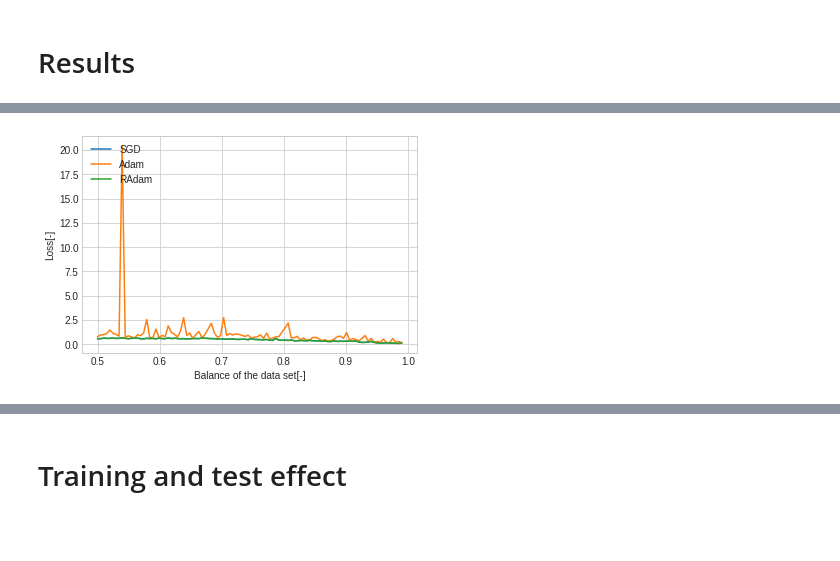
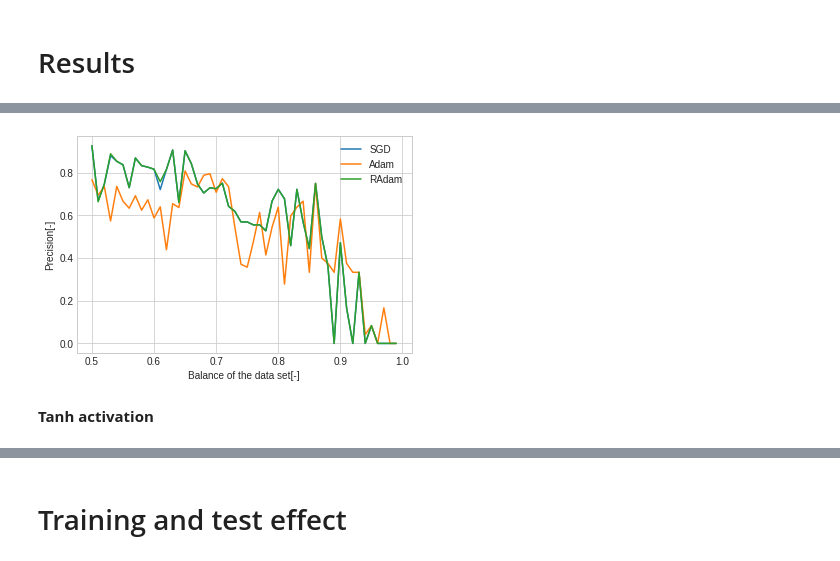
Before and after one commit to jalil-M/Opt-Project, a Jupyter notebook: project.ipynb, the cells around one changed output, grey strips where cells are left out. Drawn from its saved outputs; the diff is of its cells as text; code cells hidden in the pictures; blank space fills up the shorter version.

```diff
--- a/project.ipynb
+++ b/project.ipynb
@@ -23,17 +23,9 @@ data = pd.read_csv('datasets/bank-additional.csv', sep=';')
 # %% [markdown]
 # Neural Network
 # %%
-def run_benchmark(data, N_spec = 30):
+def run_benchmark(data, activation = 'selu', N_spec = 30):
     list_optimzers = ['adam', 'sgd', RAdam()]
     spects = np.linspace(0.5,0.99,N_spec)
-
-    sgd_acc = []
-    adam_acc = []
-    radam_acc = []
-
-    sgd_loss = []
-    adam_loss = []
-    radam_loss = []
 
     sgd_f1 = []
     adam_f1 = []
@@ -53,34 +45,26 @@ def run_benchmark(data, N_spec = 30):
         y = one_hot_enc['y']
         x_train, x_test, y_train, y_test = model_selection.train_test_split(X, y, test_size=0.2, random_state=0)
         x_train_keras, y_train_keras = build_keras (x_train,y_train)
-        model = build_model()
+        model = build_model(activation)
         for l in list_optimzers:
-            model.compile(loss='binary_crossentropy', optimizer=l, metrics=['acc',f1_m,precision_m, recall_m])
-            model.fit(np.array(x_train_keras), np.array(y_train_keras), epochs=25, batch_size=128, shuffle=True, verbose=0)
+            model.compile(loss='binary_crossentropy', optimizer=l, metrics=[f1_m,precision_m, recall_m])
+            model.fit(np.array(x_train_keras), np.array(y_train_keras), epochs=50, batch_size=128, shuffle=True, verbose=0)
             loss, accuracy, f1_score, precision, recall = model.evaluate(np.array(x_test), np.array(y_test),verbose = 0)
 
             if l == 'adam':
-                adam_acc.append(accuracy)
-                adam_loss.append(loss)
                 adam_f1.append(f1_score)
                 adam_precision.append(precision)
                 adam_recall.append(recall)
 
             elif l == 'sgd':
-                sgd_acc.append(accuracy)
-                sgd_loss.append(loss)
                 sgd_f1.append(f1_score)
                 sgd_precision.append(precision)
                 sgd_recall.append(recall)
             else:
-                radam_acc.append(accuracy)
-                radam_loss.append(loss)
                 radam_f1.append(f1_score)
                 radam_precision.append(precision)
                 radam_recall.append(recall)
-    return spects, sgd_acc, sgd_loss, sgd_f1, sgd_precision, sgd_recall, adam_acc,adam_loss, adam_f1, adam_precision, adam_recall, radam_acc,radam_loss, radam_f1, radam_precision, radam_recall
-
-spects, sgd_acc, sgd_loss, sgd_f1, sgd_precision, sgd_recall, adam_acc,adam_loss, adam_f1, adam_precision, adam_recall, radam_acc,radam_loss, radam_f1, radam_precision, radam_recall = run_benchmark(data, N_spec=100)
+    return spects, sgd_f1, sgd_precision, sgd_recall, adam_f1, adam_precision, adam_recall, radam_f1, radam_precision, radam_recall
 # %% [output]
 Fraction of No :
 0.9900221729490022
@@ -90,0 +77,2 @@ Fraction of Yes :
+# %%
+spects, sgd_f1, sgd_precision, sgd_recall, adam_f1, adam_precision, adam_recall, radam_f1, radam_precision, radam_recall = run_benchmark(data, N_spec=10)
@@ -102,11 +101,13 @@ plt.savefig('figures/accuracy-spect.png')
 # %%
 plt.style.use('seaborn-whitegrid')
-plt.plot(spects, sgd_loss, label='SGD')
-plt.plot(spects, adam_loss, label='Adam')
-plt.plot(spects, radam_loss, label='RAdam')
+plt.plot(spects, sgd_precision, label='SGD')
+plt.plot(spects, adam_precision, label='Adam')
+plt.plot(spects, radam_precision, label='RAdam')
 plt.xlabel('Balance of the data set[-]')
-plt.ylabel('Loss[-]')
-plt.legend(loc='upper left')
-plt.savefig('figures/loss-spect.png')
+plt.ylabel('Precision[-]')
+plt.legend(loc='upper right')
+plt.savefig('figures/precision-spect.png')
 # %% [output]
-[figure, old version]
+[figure, new version]
+# %% [markdown]
+**Tanh activation**
```
Also changed, not shown: parts of 16 cells of this notebook, 1 other file.
